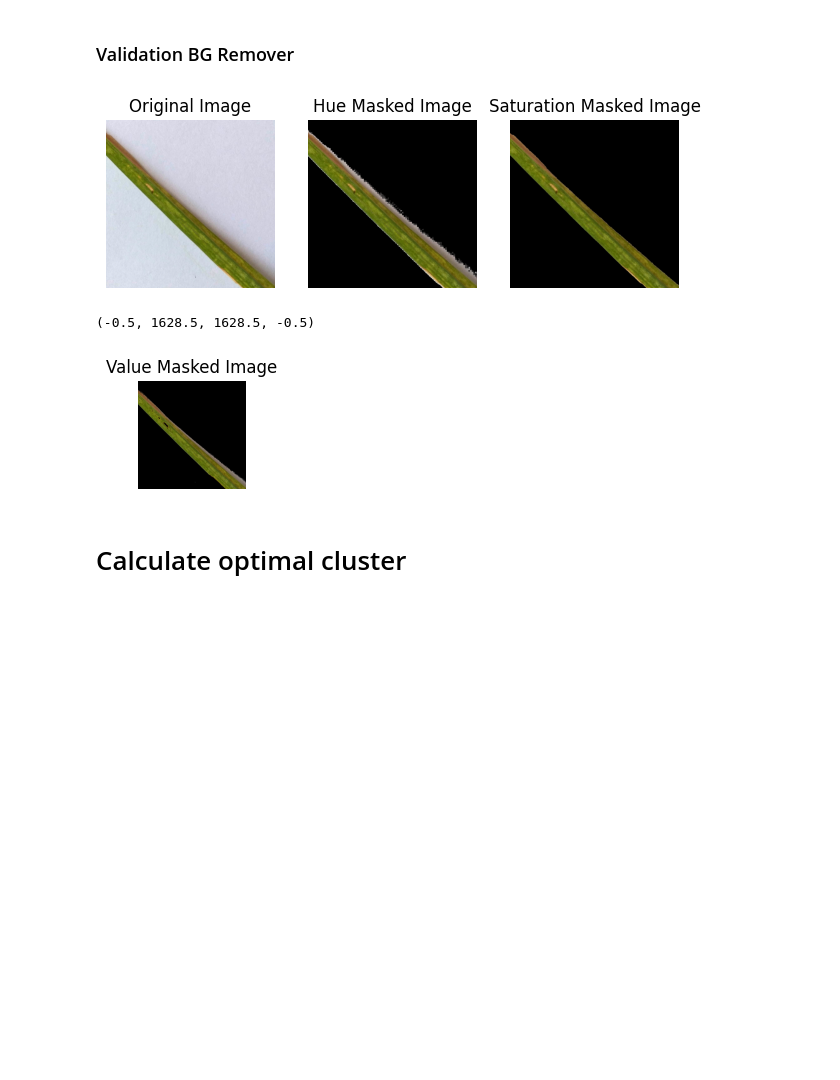
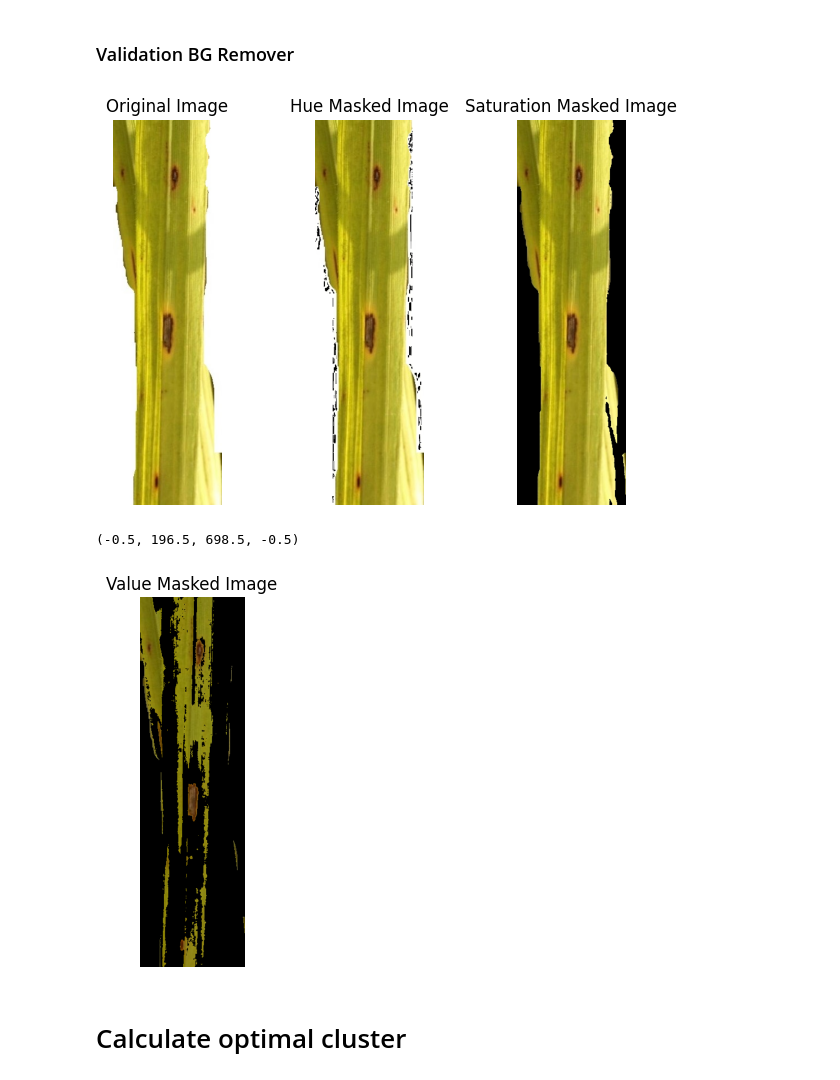
Before and after one commit to maevlava/paddy-leaf, a Jupyter notebook: K segmentation.ipynb, the cells around one changed output. Saved outputs shown, nothing was run; the diff lists cells and outputs as text; code cells hidden in the pictures; blank space fills up the shorter version.

```diff
--- a/K segmentation.ipynb
+++ b/K segmentation.ipynb
@@ -46,7 +46,7 @@ def background_remover(image):
 # %% [markdown]
 ### Validation BG Remover
 # %%
-BG_remove_image = cv.imread("/content/drive/MyDrive/Research Leaf/ASHIIQ/Train/ASHIQ_Train_Blast/IMG_20190419_164227.jpg")
+BG_remove_image = cv.imread("/content/drive/MyDrive/Research Leaf/ASHIIQ/Train/ASHIQ_Train_Blast/DSC_0109.jpg")
 
 hsv_image = cv.cvtColor(BG_remove_image, cv.COLOR_BGR2HSV)
 
@@ -57,36 +57,36 @@ value = hsv_image[:, :, 2]
 _, hue_binary_mask = cv.threshold(hue, 50, 255, cv.THRESH_BINARY_INV)
 _, saturation_binary_mask = cv.threshold(saturation, 100, 255, cv.THRESH_BINARY)
 _, value_binary_mask = cv.threshold(value, 150, 255, cv.THRESH_BINARY_INV)
 
 hue_masked_image = cv.bitwise_and(BG_remove_image, BG_remove_image, mask=hue_binary_mask)
 saturation_masked_image = cv.bitwise_and(BG_remove_image, BG_remove_image, mask=saturation_binary_mask)
 value_masked_image = cv.bitwise_and(BG_remove_image, BG_remove_image, mask=value_binary_mask)
 
 plt.figure(figsize=(10, 5))
 plt.subplot(1, 4, 1)
 plt.axis("off")
 plt.title("Original Image")
 plt.imshow(cv.cvtColor(BG_remove_image, cv.COLOR_BGR2RGB))
 
 plt.subplot(1, 4, 2)
 plt.title("Hue Masked Image")
 plt.imshow(cv.cvtColor(hue_masked_image, cv.COLOR_BGR2RGB))
 plt.axis("off")
 
 plt.subplot(1, 4, 3)
 plt.title("Saturation Masked Image")
 plt.imshow(cv.cvtColor(saturation_masked_image, cv.COLOR_BGR2RGB))
 plt.axis("off")
 plt.show()
 
 plt.subplot(1, 4, 4)
 plt.title("Value Masked Image")
 plt.imshow(cv.cvtColor(value_masked_image, cv.COLOR_BGR2RGB))
 plt.axis("off")
 # %% [output]
-[figure, old version]
+[figure, new version]
-(-0.5, 1628.5, 1628.5, -0.5)
+(-0.5, 196.5, 698.5, -0.5)
-[figure, old version]
+[figure, new version]
 # %% [markdown]
 # Calculate optimal cluster
 # %%
```
Also changed, not shown: parts of 10 cells of this notebook.
